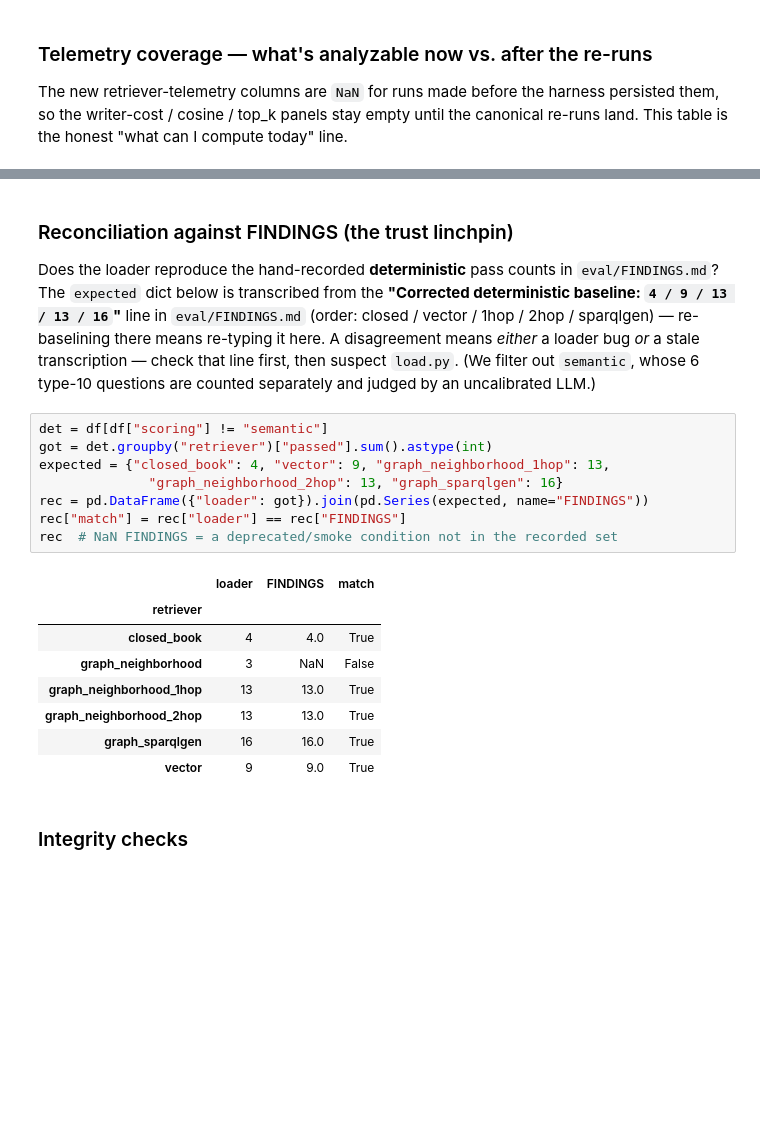
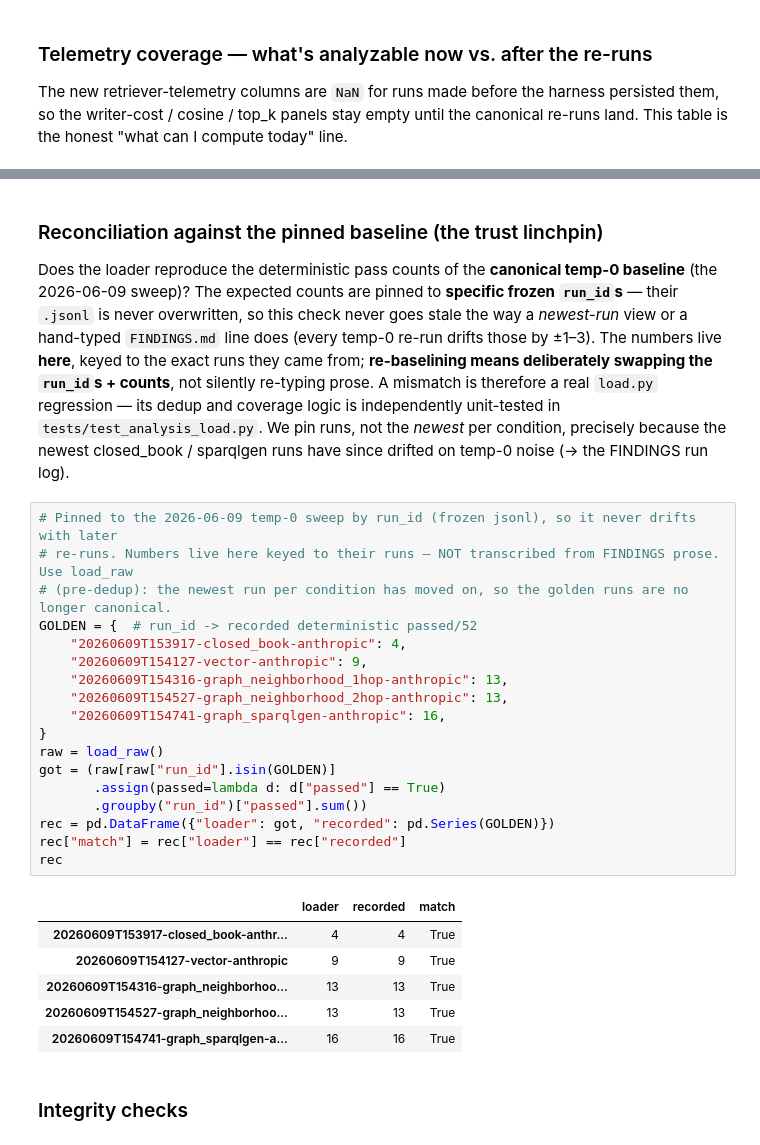
Before and after one commit to joseph-higaki/biomedical-rag-bench, a Jupyter notebook: eval/analysis/explore.ipynb, the cells around one changed output, grey strips where cells are left out. Drawn from its saved outputs; the diff is of its cells as text; blank space fills up the shorter version.

```diff
--- a/eval/analysis/explore.ipynb
+++ b/eval/analysis/explore.ipynb
@@ -163,29 +188,40 @@ cov
 # %% [markdown]
-### Reconciliation against FINDINGS (the trust linchpin)
+### Reconciliation against the pinned baseline (the trust linchpin)
 
-Does the loader reproduce the hand-recorded **deterministic** pass counts in `eval/FINDINGS.md`?
-The `expected` dict below is transcribed from the **"Corrected deterministic baseline:
-`4 / 9 / 13 / 13 / 16`"** line in `eval/FINDINGS.md` (order: closed / vector / 1hop / 2hop /
-sparqlgen) — re-baselining there means re-typing it here. A disagreement means *either* a loader
-bug *or* a stale transcription — check that line first, then suspect `load.py`. (We filter out
-`semantic`, whose 6 type-10 questions are counted separately and judged by an uncalibrated LLM.)
+Does the loader reproduce the deterministic pass counts of the **canonical temp-0 baseline** (the
+2026-06-09 sweep)? The expected counts are pinned to **specific frozen `run_id`s** — their `.jsonl`
+is never overwritten, so this check never goes stale the way a *newest-run* view or a hand-typed
+`FINDINGS.md` line does (every temp-0 re-run drifts those by ±1–3). The numbers live **here**, keyed
+to the exact runs they came from; **re-baselining means deliberately swapping the `run_id`s + counts**,
+not silently re-typing prose. A mismatch is therefore a real `load.py` regression — its dedup and
+coverage logic is independently unit-tested in `tests/test_analysis_load.py`. We pin runs, not the
+*newest* per condition, precisely because the newest closed_book / sparqlgen runs have since drifted
+on temp-0 noise (→ the FINDINGS run log).
 # %%
-det = df[df["scoring"] != "semantic"]
-got = det.groupby("retriever")["passed"].sum().astype(int)
-expected = {"closed_book": 4, "vector": 9, "graph_neighborhood_1hop": 13,
-              "graph_neighborhood_2hop": 13, "graph_sparqlgen": 16}
-rec = pd.DataFrame({"loader": got}).join(pd.Series(expected, name="FINDINGS"))
-rec["match"] = rec["loader"] == rec["FINDINGS"]
-rec  # NaN FINDINGS = a deprecated/smoke condition not in the recorded set
+# Pinned to the 2026-06-09 temp-0 sweep by run_id (frozen jsonl), so it never drifts with later
+# re-runs. Numbers live here keyed to their runs — NOT transcribed from FINDINGS prose. Use load_raw
+# (pre-dedup): the newest run per condition has moved on, so the golden runs are no longer canonical.
+GOLDEN = {  # run_id -> recorded deterministic passed/52
+    "20260609T153917-closed_book-anthropic": 4,
+    "20260609T154127-vector-anthropic": 9,
+    "20260609T154316-graph_neighborhood_1hop-anthropic": 13,
+    "20260609T154527-graph_neighborhood_2hop-anthropic": 13,
+    "20260609T154741-graph_sparqlgen-anthropic": 16,
+}
+raw = load_raw()
+got = (raw[raw["run_id"].isin(GOLDEN)]
+       .assign(passed=lambda d: d["passed"] == True)
+       .groupby("run_id")["passed"].sum())
+rec = pd.DataFrame({"loader": got, "recorded": pd.Series(GOLDEN)})
+rec["match"] = rec["loader"] == rec["recorded"]
+rec
 # %% [output]
-|  | loader | FINDINGS | match |
-| retriever |  |  |  |
-| closed_book | 4 | 4.0 | True |
-| graph_neighborhood | 3 | NaN | False |
-| graph_neighborhood_1hop | 13 | 13.0 | True |
-| graph_neighborhood_2hop | 13 | 13.0 | True |
-| graph_sparqlgen | 16 | 16.0 | True |
-| vector | 9 | 9.0 | True |
+|  | loader | recorded | match |
+| 20260609T153917-closed_book-anthr... | 4 | 4 | True |
+| 20260609T154127-vector-anthropic | 9 | 9 | True |
+| 20260609T154316-graph_neighborhoo... | 13 | 13 | True |
+| 20260609T154527-graph_neighborhoo... | 13 | 13 | True |
+| 20260609T154741-graph_sparqlgen-a... | 16 | 16 | True |
 # %% [markdown]
 ### Integrity checks
 # %%
```
Also changed, not shown: parts of 14 cells of this notebook, 4 other files.
